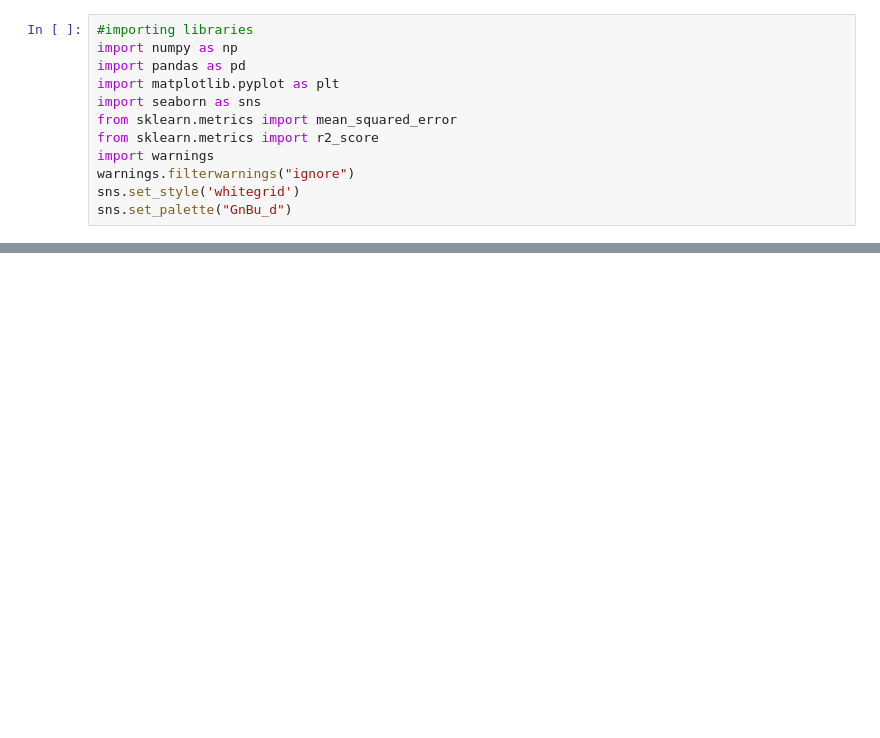
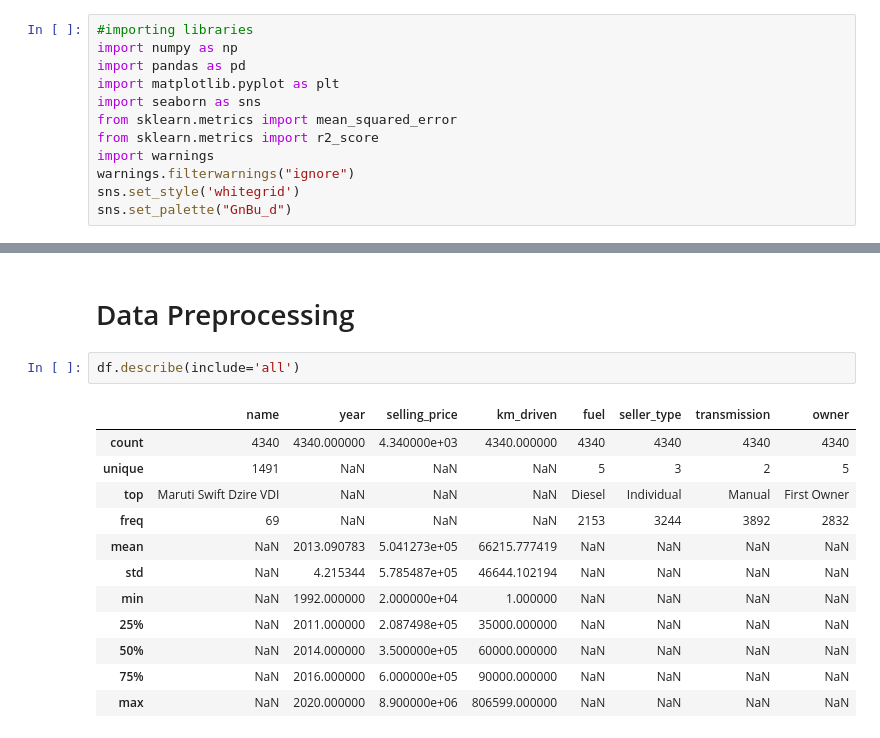
Before and after one commit to buriihenry/Used-Car-Price-Prediction, a Jupyter notebook: Used_Car_Price_Prediction.ipynb, the cells around one changed output, grey strips where cells are left out. Saved outputs shown, nothing was run; the diff lists cells and outputs as text; blank space fills up the shorter version.

```diff
--- a/Used_Car_Price_Prediction.ipynb
+++ b/Used_Car_Price_Prediction.ipynb
@@ -20,0 +34,17 @@ sns.set_palette("GnBu_d")
+# %% [markdown]
+# Data Preprocessing
+# %%
+df.describe(include='all')
+# %% [output]
+|  | name | year | selling_price | km_driven | fuel | seller_type | transmission | owner |
+| count | 4340 | 4340.000000 | 4.340000e+03 | 4340.000000 | 4340 | 4340 | 4340 | 4340 |
+| unique | 1491 | NaN | NaN | NaN | 5 | 3 | 2 | 5 |
+| top | Maruti Swift Dzire VDI | NaN | NaN | NaN | Diesel | Individual | Manual | First Owner |
+| freq | 69 | NaN | NaN | NaN | 2153 | 3244 | 3892 | 2832 |
+| mean | NaN | 2013.090783 | 5.041273e+05 | 66215.777419 | NaN | NaN | NaN | NaN |
+| std | NaN | 4.215344 | 5.785487e+05 | 46644.102194 | NaN | NaN | NaN | NaN |
+| min | NaN | 1992.000000 | 2.000000e+04 | 1.000000 | NaN | NaN | NaN | NaN |
+| 25% | NaN | 2011.000000 | 2.087498e+05 | 35000.000000 | NaN | NaN | NaN | NaN |
+| 50% | NaN | 2014.000000 | 3.500000e+05 | 60000.000000 | NaN | NaN | NaN | NaN |
+| 75% | NaN | 2016.000000 | 6.000000e+05 | 90000.000000 | NaN | NaN | NaN | NaN |
+| max | NaN | 2020.000000 | 8.900000e+06 | 806599.000000 | NaN | NaN | NaN | NaN |
```
Also changed, not shown: parts of 21 cells of this notebook.
